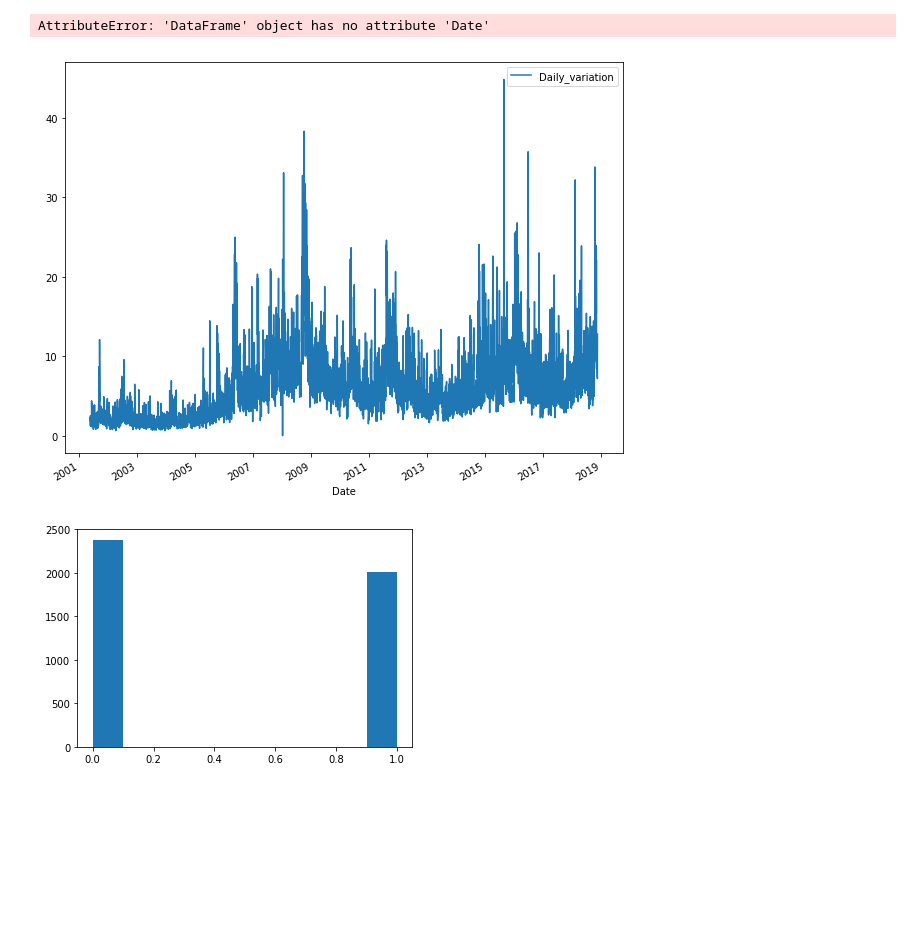
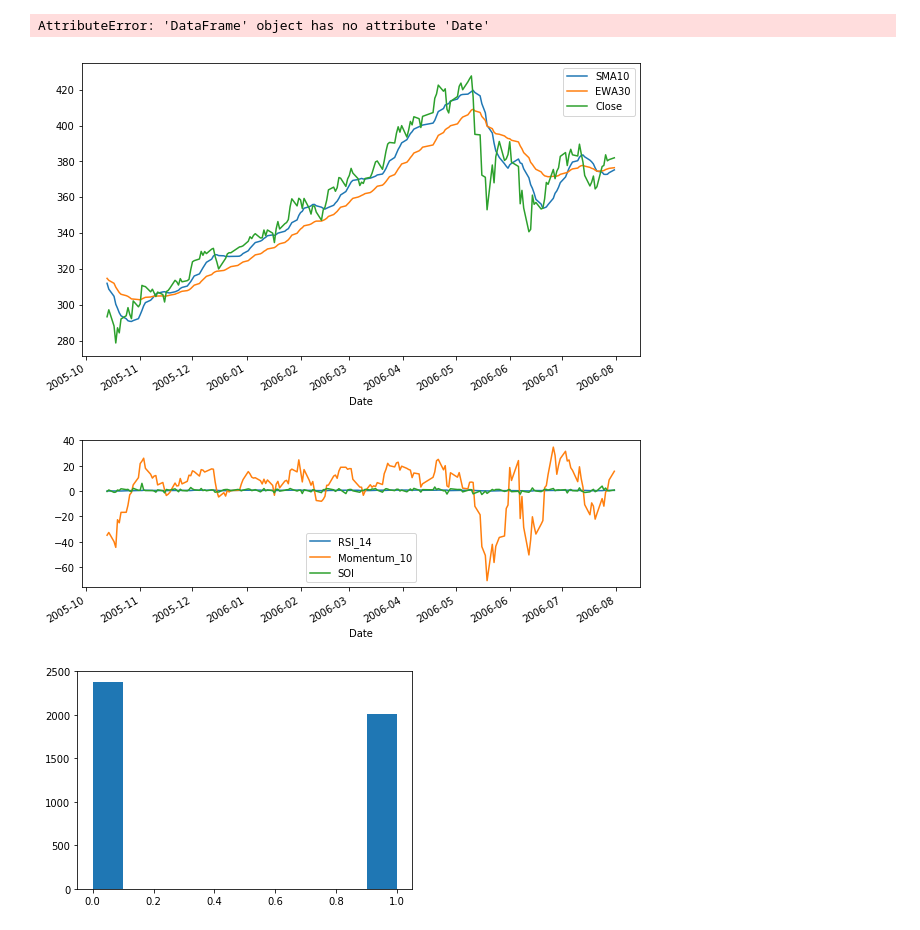
Before and after one commit to Roaldb86/Stock_prediction, a Jupyter notebook: Predicting_stock_market.ipynb, the cells around one changed output. Cells and saved outputs as stored; diff of their text form; code cells hidden in the pictures; blank space fills up the shorter version.

```diff
--- a/Predicting_stock_market.ipynb
+++ b/Predicting_stock_market.ipynb
@@ -158,8 +191,13 @@ data.Date[data.Daily_variation > 20].count()
 AttributeError: 'DataFrame' object has no attribute 'Date'
 # %%
 data.iloc[data.Daily_variation > 20,:]
-# %%
-# Visualize sanity check
-data.iloc[0:4400].plot( y=['Daily_variation'], figsize=(10,8));
-# %% [output]
-[figure, removed]
+# %%
+# Visual sanity check of features
+
+f = 1100
+t = 1300
+data.iloc[f:t].plot( y=['SMA10', 'EWA30', 'Close'], figsize=(10,6));
+data.iloc[f:t].plot( y=['RSI_14', 'Momentum_10', 'SOI'], figsize=(10,3));
+# %% [output]
+[figure, added]
+[figure, added]
```
Also changed, not shown: parts of 48 cells of this notebook.
